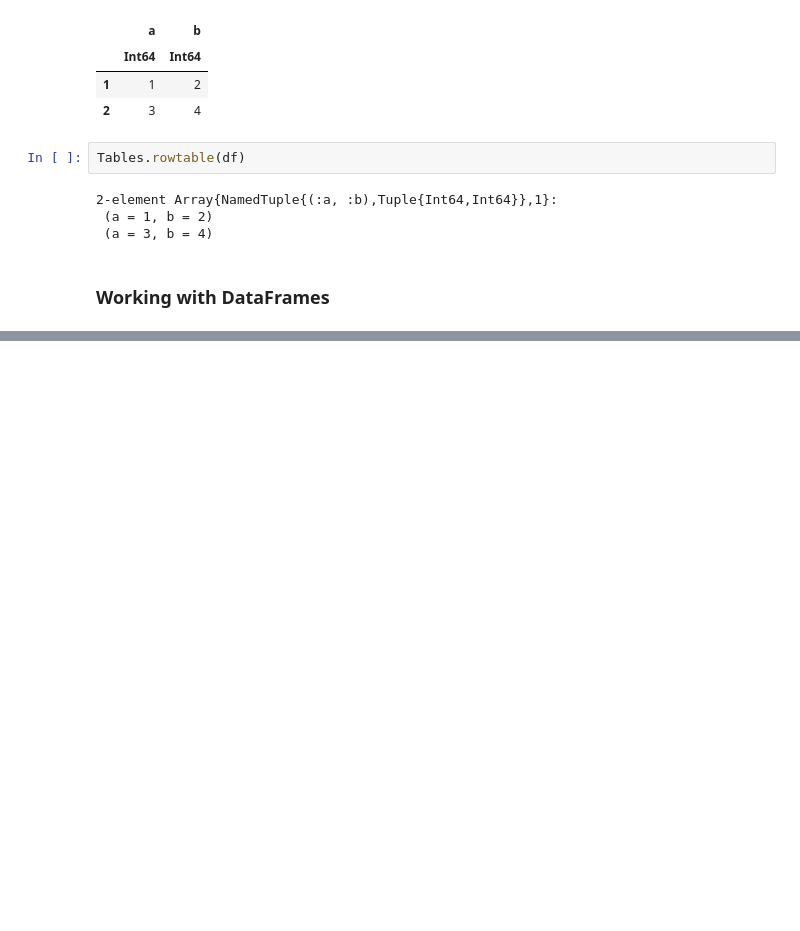
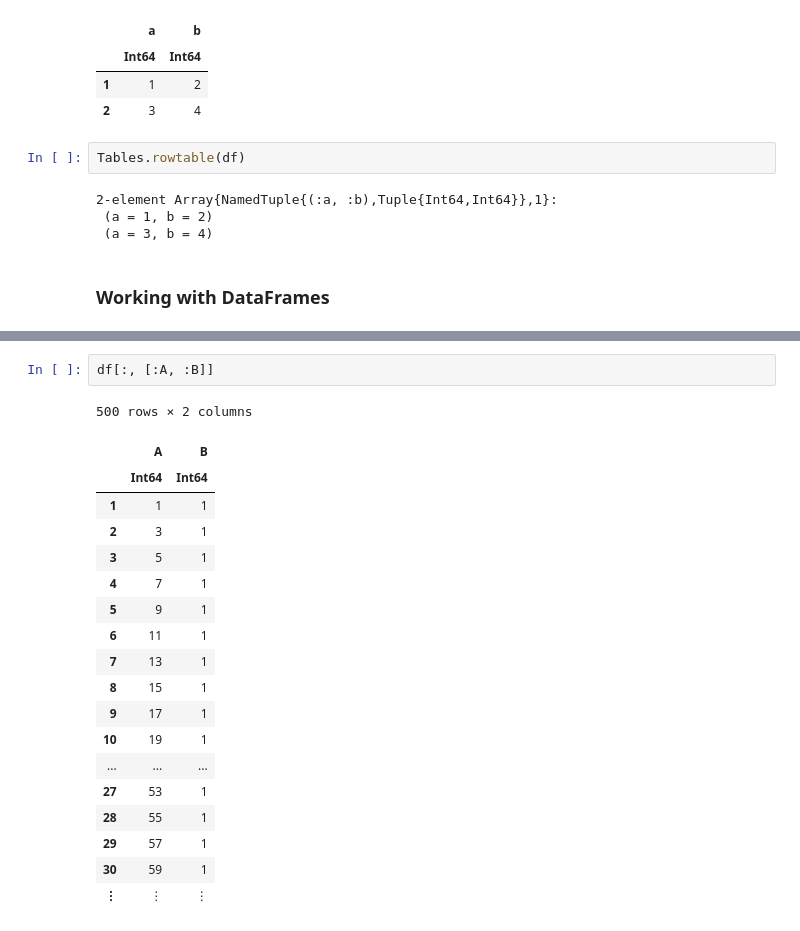
Before and after one commit to damiansp/julia, a Jupyter notebook: dsDocs/DataFrames/gettingstarted.jl.ipynb, the cells around one changed output, grey strips where cells are left out. Drawn from its saved outputs; the diff is of its cells as text; blank space fills up the shorter version.

```diff
--- a/dsDocs/DataFrames/gettingstarted.jl.ipynb
+++ b/dsDocs/DataFrames/gettingstarted.jl.ipynb
@@ -131,0 +199,22 @@ Tables.rowtable(df)
+# %%
+df[:, [:A, :B]]
+# %% [output]
+500 rows × 2 columns
+|  | A | B |
+|  | Int64 | Int64 |
+| 1 | 1 | 1 |
+| 2 | 3 | 1 |
+| 3 | 5 | 1 |
+| 4 | 7 | 1 |
+| 5 | 9 | 1 |
+| 6 | 11 | 1 |
+| 7 | 13 | 1 |
+| 8 | 15 | 1 |
+| 9 | 17 | 1 |
+| 10 | 19 | 1 |
+| ... | ... | ... |
+| 27 | 53 | 1 |
+| 28 | 55 | 1 |
+| 29 | 57 | 1 |
+| 30 | 59 | 1 |
+| ⋮ | ⋮ | ⋮ |
```
Also changed, not shown: parts of 17 cells of this notebook.
